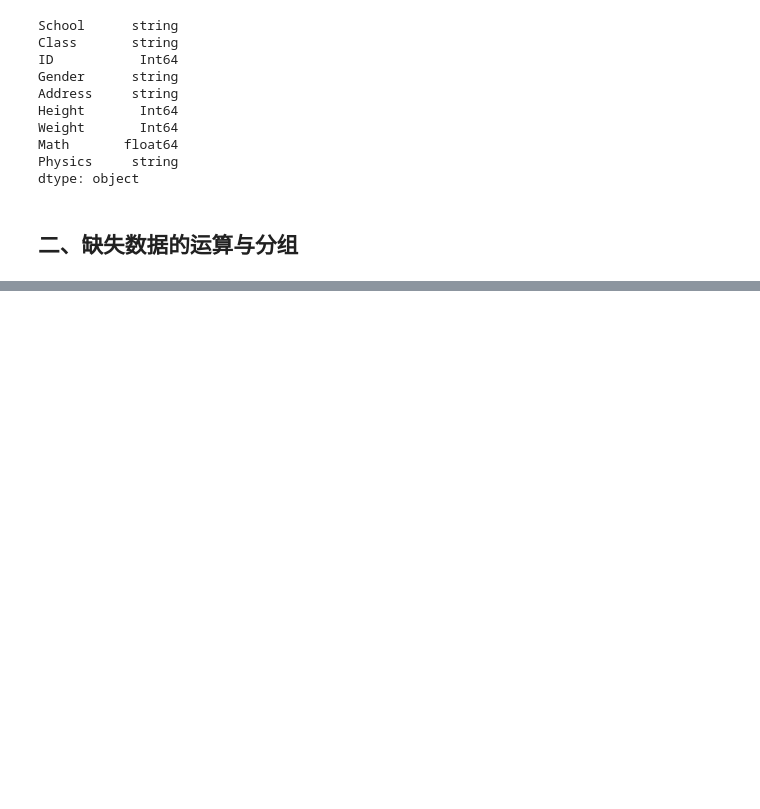
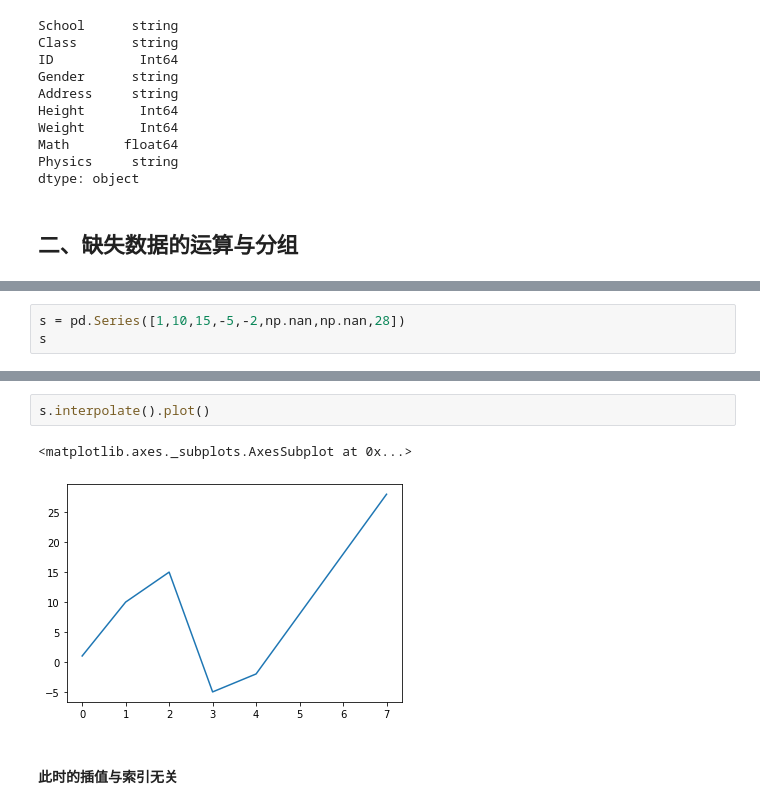
Before and after one commit to datawhalechina/joyful-pandas, a Jupyter notebook: 第6章 缺失数据.ipynb, the cells around one changed output, grey strips where cells are left out. Saved outputs shown, nothing was run; the diff lists cells and outputs as text; blank space fills up the shorter version.

```diff
--- a/第6章 缺失数据.ipynb
+++ b/第6章 缺失数据.ipynb
@@ -576,0 +735,3 @@ dtype: object
+# %%
+s = pd.Series([1,10,15,-5,-2,np.nan,np.nan,28])
+s
@@ -576,0 +760,7 @@ dtype: object
+# %%
+s.interpolate().plot()
+# %% [output]
+<matplotlib.axes._subplots.AxesSubplot at 0x...>
+[figure, added]
+# %% [markdown]
+#### 此时的插值与索引无关
```
Also changed, not shown: parts of 55 cells of this notebook, 7 other files.
